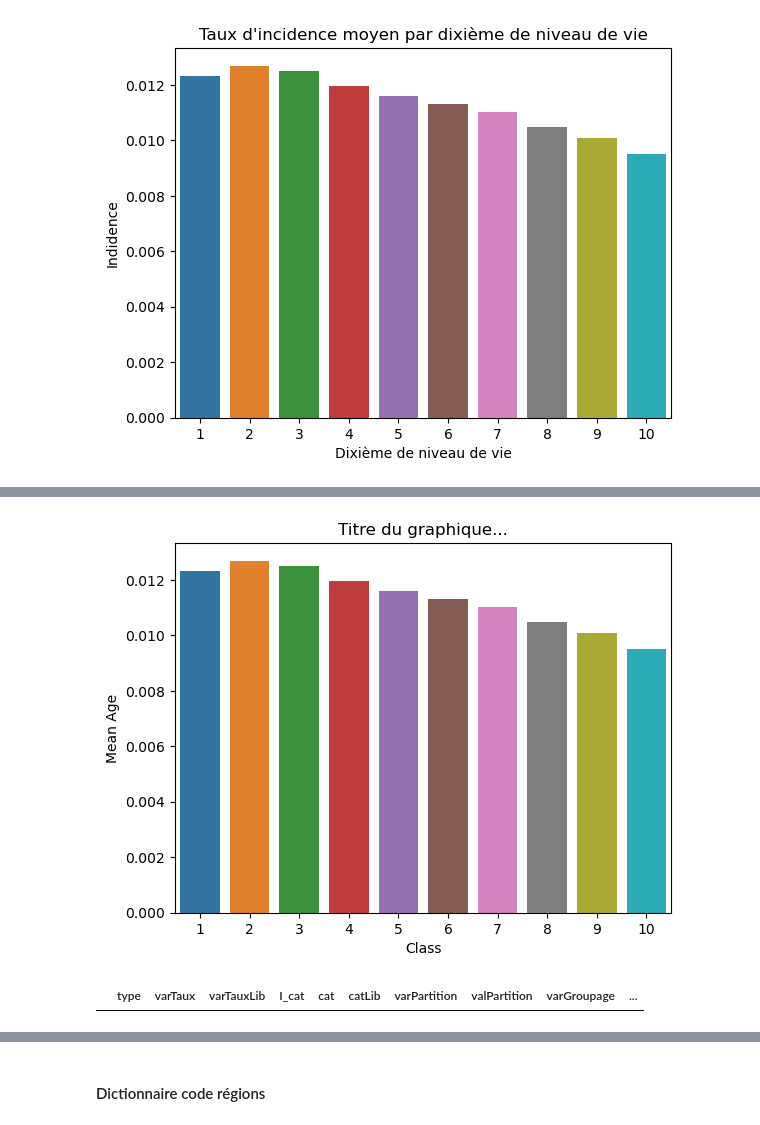
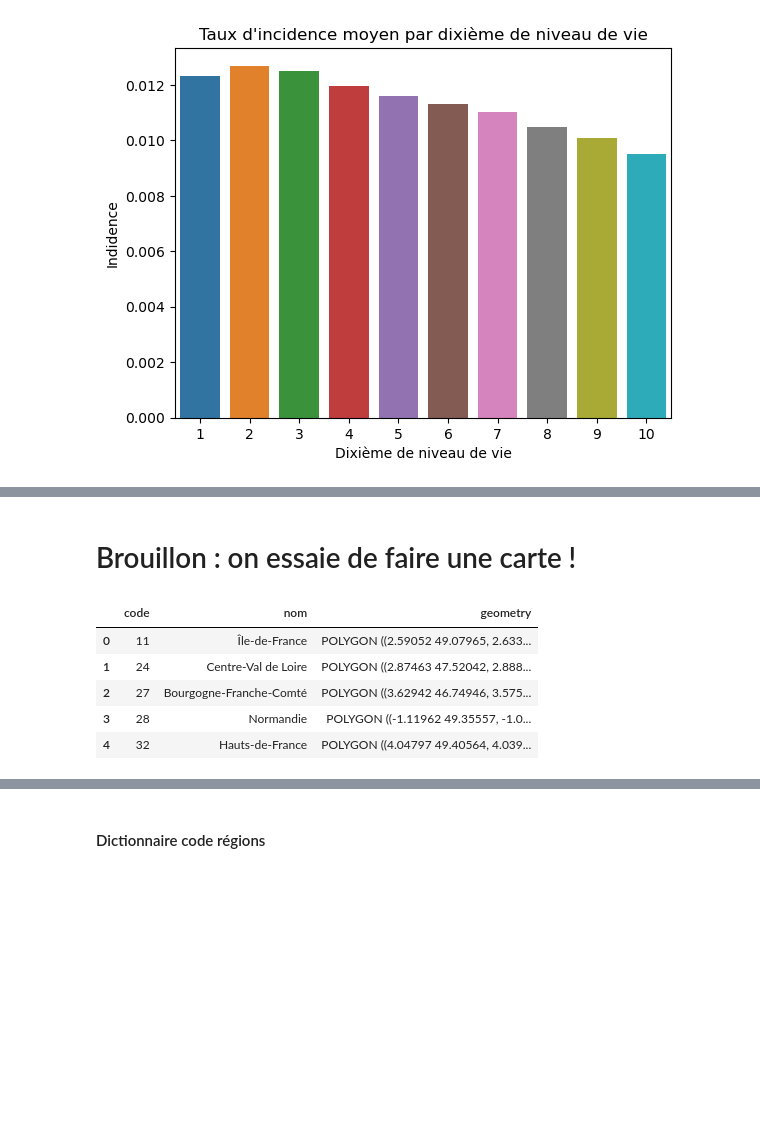
Before and after one commit to bbasa1/Maladies_chroniques_offre_de_soin_inegalites_sociales_ou_facteurs_environnementaux, a Jupyter notebook: Introduction_base.ipynb, the cells around one changed output, grey strips where cells are left out. Drawn from its saved outputs; the diff is of its cells as text; code cells hidden in the pictures; blank space fills up the shorter version.

Commit message:
Debut_carte

```diff
--- a/Introduction_base.ipynb
+++ b/Introduction_base.ipynb
@@ -116,18 +103,2 @@ grouped_df
-# %%
-
-
-sns.barplot(data=grouped_df, x= grouped_df.index, y="txStandDir")
-plt.title('Titre du graphique...')
-plt.xlabel('Class')
-plt.ylabel('Mean Age')
-# sns.despine()
-plt.show()
-# %% [output]
-[figure, removed]
-# %%
-rawData_incidence = rawData[(rawData['varPartition'].isin(['FISC_NIVVIEM_E2015_S_moy_10', 'SEXE']))
-                           &(rawData['varGroupage'] == 'FISC_REG_S')
-                           ]
-rawData_incidence
-# %% [output]
-|  | type | varTaux | varTauxLib | I_cat | cat | catLib | varPartition | valPartition | varGroupage | ... |
+# %% [markdown]
+# Brouillon : on essaie de faire une carte !
@@ -133,0 +109,14 @@ rawData_incidence
+# %%
+import geopandas as gpd
+# Pour télécharger le fond de carte : https://github.com/gregoiredavid/france-geojson/blob/master/regions-version-simplifiee.geojson'
+# A voir si on peut le push sur git, et si on ne peut pas le télécharger automatiquement à chaque fois...
+
+sf = gpd.read_file('regions-version-simplifiee.geojson')
+sf.head()
+# %% [output]
+|  | code | nom | geometry |
+| 0 | 11 | Île-de-France | POLYGON ((2.59052 49.07965, 2.633... |
+| 1 | 24 | Centre-Val de Loire | POLYGON ((2.87463 47.52042, 2.888... |
+| 2 | 27 | Bourgogne-Franche-Comté | POLYGON ((3.62942 46.74946, 3.575... |
+| 3 | 28 | Normandie | POLYGON ((-1.11962 49.35557, -1.0... |
+| 4 | 32 | Hauts-de-France | POLYGON ((4.04797 49.40564, 4.039... |
```
Also changed, not shown: parts of 13 cells of this notebook.
